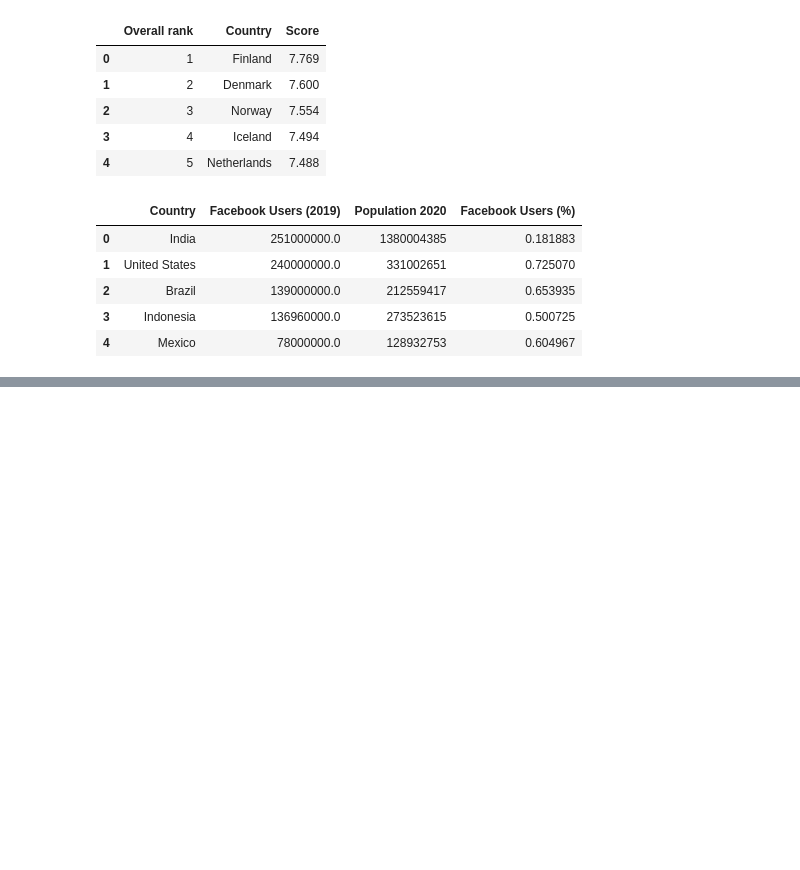
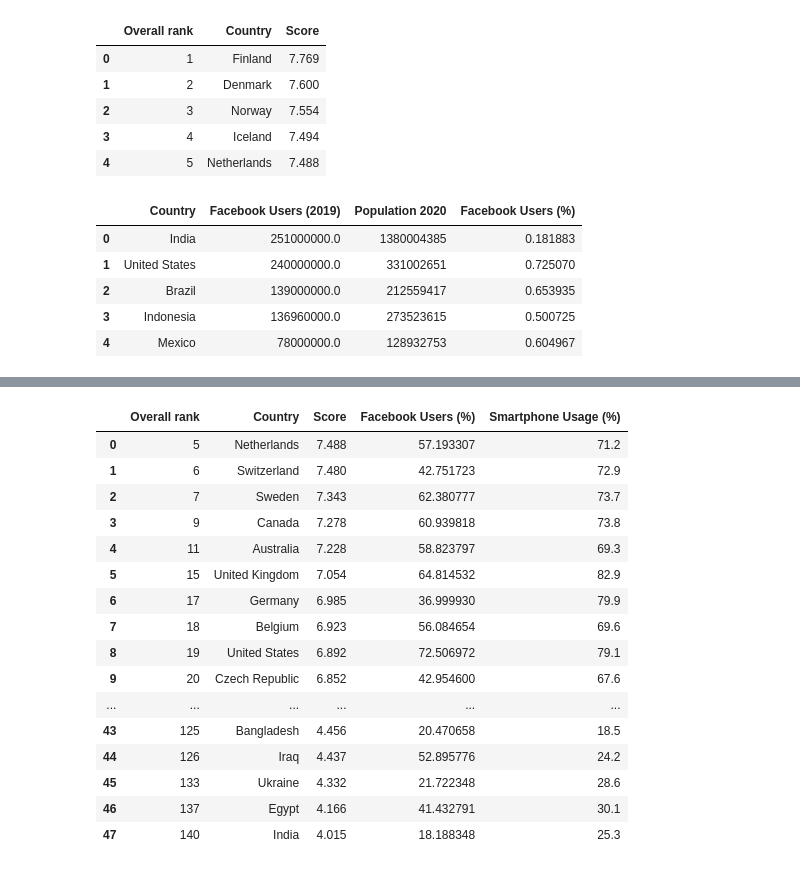
Before and after one commit to madhuvenkidusamy/ETL-Project, a Jupyter notebook: happiness.ipynb, the cells around one changed output, grey strips where cells are left out. Saved outputs shown, nothing was run; the diff lists cells and outputs as text; code cells hidden in the pictures; blank space fills up the shorter version.

```diff
--- a/happiness.ipynb
+++ b/happiness.ipynb
@@ -56,0 +148,3 @@ facebook_df.head()
+# %%
+cell_df = cell_df.drop(columns=['RANK', 'TOTAL POPULATION', 'SMARTPHONE USERS'])
+cell_df
@@ -56,0 +169,3 @@ facebook_df.head()
+# %%
+cell_df['SMARTPHONE PENETRATION'] = cell_df['SMARTPHONE PENETRATION'].astype(float)
+cell_df
@@ -56,0 +190,4 @@ facebook_df.head()
+# %%
+cell_df = cell_df.rename(columns={"COUNTRY/MARKET": "Country"})
+cell_df = cell_df.rename(columns={"SMARTPHONE PENETRATION": "Smartphone Usage (%)"})
+cell_df
@@ -56,0 +212,3 @@ facebook_df.head()
+# %%
+almost_final_df = happiness_df.merge(facebook_df, how='inner', on='Country')
+almost_final_df
@@ -56,0 +229,21 @@ facebook_df.head()
+# %%
+final_df = almost_final_df.merge(cell_df, how='inner', on='Country')
+final_df
+# %% [output]
+|  | Overall rank | Country | Score | Facebook Users (%) | Smartphone Usage (%) |
+| 0 | 5 | Netherlands | 7.488 | 57.193307 | 71.2 |
+| 1 | 6 | Switzerland | 7.480 | 42.751723 | 72.9 |
+| 2 | 7 | Sweden | 7.343 | 62.380777 | 73.7 |
+| 3 | 9 | Canada | 7.278 | 60.939818 | 73.8 |
+| 4 | 11 | Australia | 7.228 | 58.823797 | 69.3 |
+| 5 | 15 | United Kingdom | 7.054 | 64.814532 | 82.9 |
+| 6 | 17 | Germany | 6.985 | 36.999930 | 79.9 |
+| 7 | 18 | Belgium | 6.923 | 56.084654 | 69.6 |
+| 8 | 19 | United States | 6.892 | 72.506972 | 79.1 |
+| 9 | 20 | Czech Republic | 6.852 | 42.954600 | 67.6 |
+| ... | ... | ... | ... | ... | ... |
+| 43 | 125 | Bangladesh | 4.456 | 20.470658 | 18.5 |
+| 44 | 126 | Iraq | 4.437 | 52.895776 | 24.2 |
+| 45 | 133 | Ukraine | 4.332 | 21.722348 | 28.6 |
+| 46 | 137 | Egypt | 4.166 | 41.432791 | 30.1 |
+| 47 | 140 | India | 4.015 | 18.188348 | 25.3 |
```
Also changed, not shown: parts of 13 cells of this notebook.
